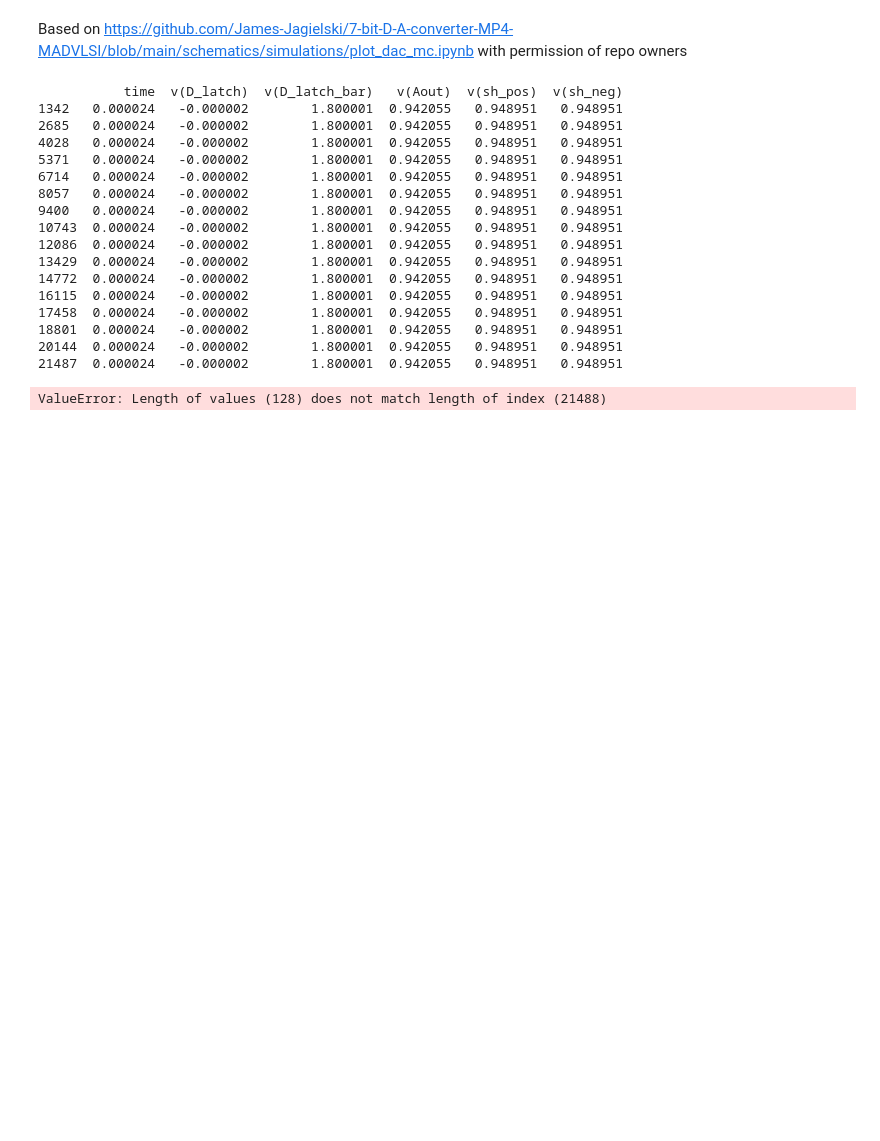
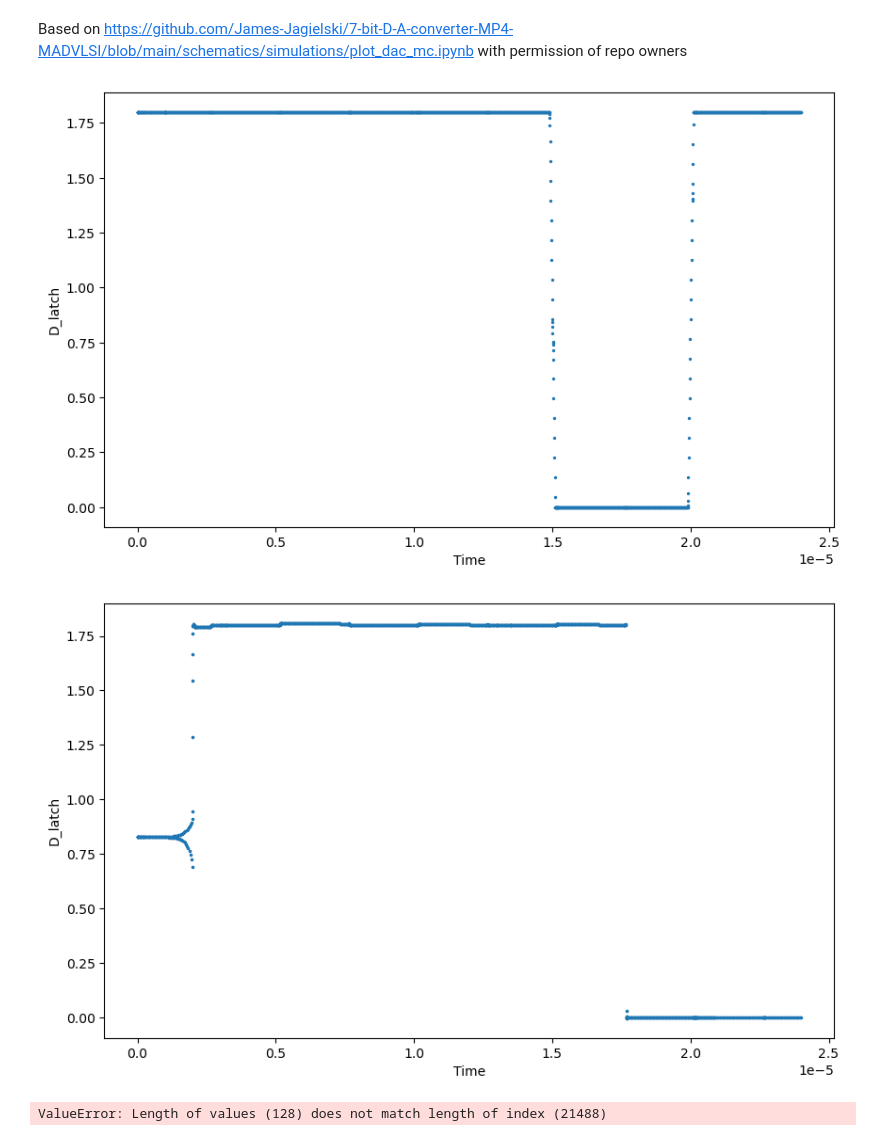
Before and after one commit to lila-smith/algorithmic-ada-converter, a Jupyter notebook: python/dnl_inl.ipynb, the cells around one changed output. Cells and saved outputs as stored; diff of their text form; code cells hidden in the pictures; blank space fills up the shorter version.

```diff
--- a/python/dnl_inl.ipynb
+++ b/python/dnl_inl.ipynb
@@ -13,25 +13,15 @@ results_dir = "./dac"
 # %%
 for filename in os.listdir(results_dir):
     df = pd.read_csv(os.path.join(results_dir, filename), delimiter = "\s+")
-    print(df[df["time"]==2.4e-5])
+    # print(df[df["time"]==2.4e-5])
+    dfsim = (df[:2518])
+    plt.figure(figsize = (10, 6))
+    plt.xlabel("Time")
+    plt.ylabel("D_latch")
+    plt.scatter(np.array(dfsim["time"]), np.array(dfsim["v(D_latch)"]), s = 2, label = f"Run 0000")
 # %% [output]
-           time  v(D_latch)  v(D_latch_bar)   v(Aout)  v(sh_pos)  v(sh_neg)
-1342   0.000024   -0.000002        1.800001  0.942055   0.948951   0.948951
-2685   0.000024   -0.000002        1.800001  0.942055   0.948951   0.948951
-4028   0.000024   -0.000002        1.800001  0.942055   0.948951   0.948951
-5371   0.000024   -0.000002        1.800001  0.942055   0.948951   0.948951
-6714   0.000024   -0.000002        1.800001  0.942055   0.948951   0.948951
-8057   0.000024   -0.000002        1.800001  0.942055   0.948951   0.948951
-9400   0.000024   -0.000002        1.800001  0.942055   0.948951   0.948951
-10743  0.000024   -0.000002        1.800001  0.942055   0.948951   0.948951
-12086  0.000024   -0.000002        1.800001  0.942055   0.948951   0.948951
-13429  0.000024   -0.000002        1.800001  0.942055   0.948951   0.948951
-14772  0.000024   -0.000002        1.800001  0.942055   0.948951   0.948951
-16115  0.000024   -0.000002        1.800001  0.942055   0.948951   0.948951
-17458  0.000024   -0.000002        1.800001  0.942055   0.948951   0.948951
-18801  0.000024   -0.000002        1.800001  0.942055   0.948951   0.948951
-20144  0.000024   -0.000002        1.800001  0.942055   0.948951   0.948951
-21487  0.000024   -0.000002        1.800001  0.942055   0.948951   0.948951
+[figure, added]
+[figure, added]
 # %%
 mc_simulations = []
 endpoint_diff = []
```
Also changed, not shown: parts of 1 cell of this notebook, 3 other files.
